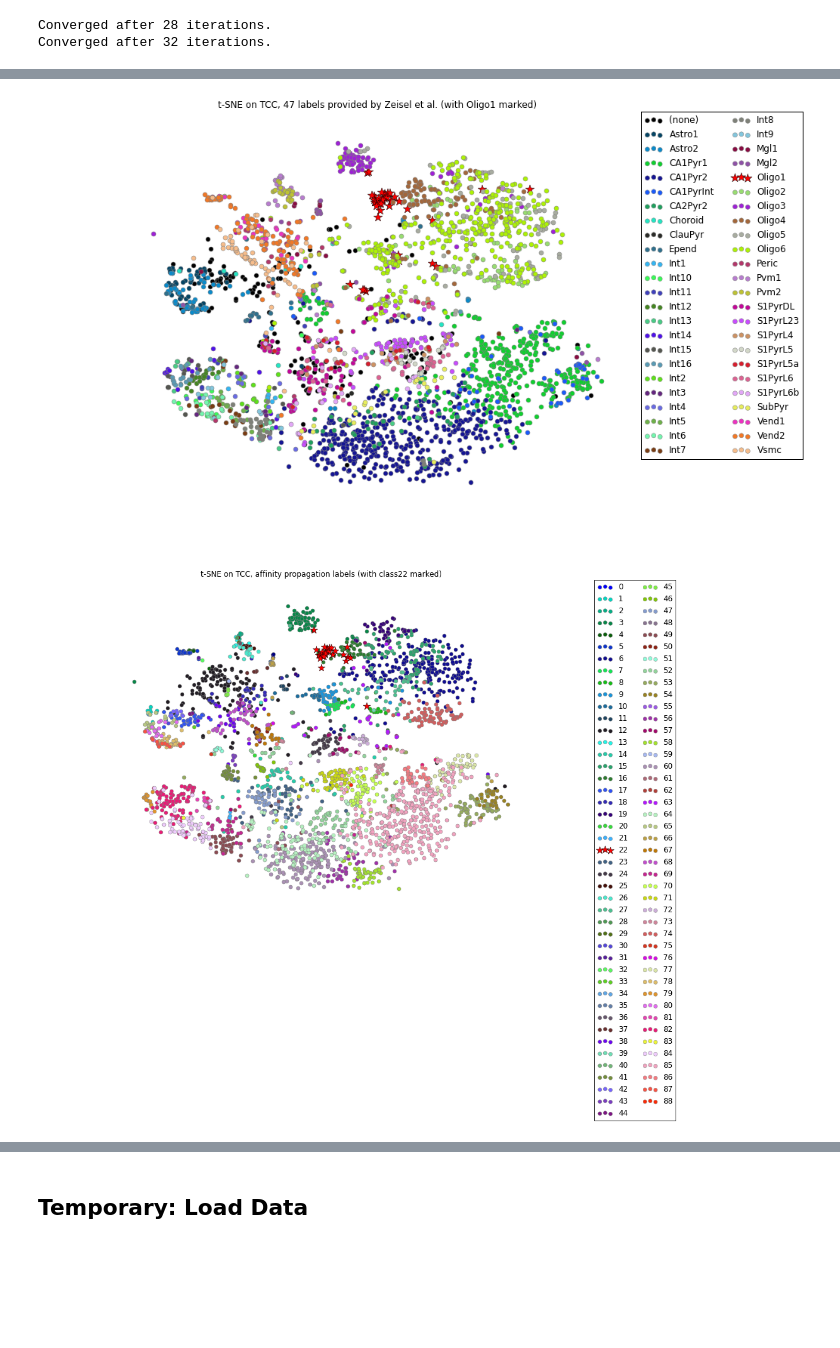
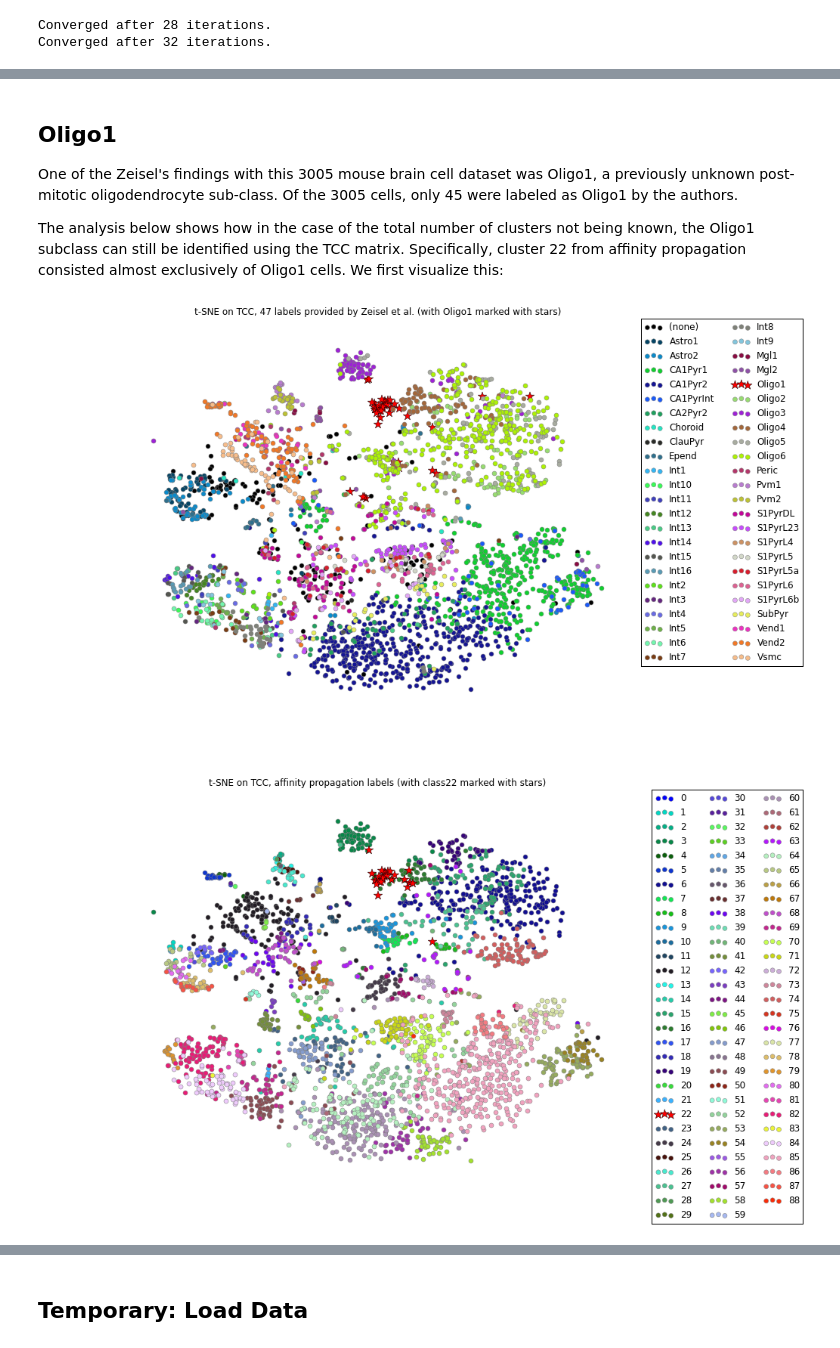
Before and after one commit to govinda-kamath/clustering_on_transcript_compatibility_counts, a Jupyter notebook: Zeisel_pipeline/Zeisel_Analysis.ipynb, the cells around one changed output, grey strips where cells are left out. Saved outputs shown, nothing was run; the diff lists cells and outputs as text; code cells hidden in the pictures; blank space fills up the shorter version.

Commit message:
Oligo1 analysis done

```diff
--- a/Zeisel_pipeline/Zeisel_Analysis.ipynb
+++ b/Zeisel_pipeline/Zeisel_Analysis.ipynb
@@ -17,7 +17,17 @@ import pickle
 import numpy as np
 with open('Zeisel_TCC_pairwise_JS_distance_subsample100_full.dat','rb') as infile:
     D = pickle.load(infile)
+
+# Zeisel's 9 main clusters
 labels9 = np.loadtxt('./Zeisels_data/Zeisels_labels9.txt',dtype=str).astype(int)-1
+
+# Zeisel's neurons (labeled as 0) and non-neurons (labeled as 1) obtained from labels9
+labels2 = np.copy(labels9)
+for i in [0,1,2]: labels2[labels2 == i] = 0
+labels2[labels2 != 0] = 1
+
+# Zeisel's 47 total clusters
+labels47 = np.loadtxt('./Zeisels_data/Zeisels_labels47.txt',dtype=str)
 # %% [markdown]
 ## Clustering  <a id='section1'></a>
 
@@ -99,38 +161,40 @@ Converged after 32 iterations.
+# %% [markdown]
+## Oligo1  <a id='section3'></a>
+
+One of the Zeisel's findings with this 3005 mouse brain cell dataset was Oligo1, a previously unknown post-mitotic oligodendrocyte sub-class. Of the 3005 cells, only 45 were labeled as Oligo1 by the authors.
+
+The analysis below shows how in the case of the total number of clusters not being known, the Oligo1 subclass can still be identified using the TCC matrix. Specifically, cluster 22 from affinity propagation consisted almost exclusively of Oligo1 cells. We first visualize this:
 # %%
-# Plot function with (nonrandom) colors corresponding to labels (stain plots stars in a specific label)
-def stain_plot(X,labels,stain,title):
+# Plot function with (nonrandom) colors corresponding to labels (star a specific label)
+def stain_plot(X,labels,stain,title,nc=2):
     unique_labels = np.unique(labels)
     N = len(unique_labels)
     max_value = 16581375 #255**3
     interval = int(max_value / N)
     colors = [hex(I)[2:].zfill(6) for I in range(0, max_value, interval)]
-    color= [(int(i[:2], 16)/float(255), int(i[2:4], 16)/float(255), int(i[4:], 16)/float(255)) for i in colors]
+    color= [(int(i[:2], 16)/float(255), int(i[2:4], 16)/float(255),
+             int(i[4:], 16)/float(255)) for i in colors]
     i=0;
     plt.figure(figsize=(15,10))
     for label in unique_labels:
         ind = np.squeeze(labels == label)
         if label in stain:
-            plt.scatter(X[ind,0],X[ind,1],c='red',s=146,edgecolors='black',lw = 0.5, alpha=1,marker='*',label=label)
+            plt.scatter(X[ind,0],X[ind,1],c='red',s=146,edgecolors='black',
+                        lw = 0.5, alpha=1,marker='*',label=label)
         else:
-            plt.scatter(X[ind,0],X[ind,1],c=color[i],s=36,edgecolors='gray',lw = 0.5,label=label)
-        i=i+1
+            plt.scatter(X[ind,0],X[ind,1],c=color[i],s=36,edgecolors='gray',
+                        lw = 0.5,label=label)
+        i+=1
     plt.title(title)
-    plt.legend(loc='upper right',bbox_to_anchor=(1.18, 1.01),ncol=2)
+    plt.legend(loc='upper right',bbox_to_anchor=(1.18, 1.01),ncol=nc)
     plt.xlim([-20,20])
     plt.ylim([-20,20])
     plt.axis('off')
 
-labels47 = np.loadtxt('./Zeisels_data/Zeisels_labels47.txt',dtype=str)
 stain_plot(X_tsne,labels47,['Oligo1'],
-           't-SNE on TCC, 47 labels provided by Zeisel et al. (with Oligo1 marked)')
+           't-SNE on TCC, 47 labels provided by Zeisel et al. (with Oligo1 marked with stars)')
 stain_plot(X_tsne,tcc_affinity_labels1,[22],
-           't-SNE on TCC, affinity propagation labels (with class22 marked)')
-stain_plot(X_tsne,tcc_affinity_labels2,[],
-           't-SNE on TCC, affinity propagation labels, fewer clusters')
-stain_plot(X_tsne,tcc_spectral_labels9,[],
-           't-SNE on TCC, spectral clustering with 9 labels')
-stain_plot(X_tsne,tcc_spectral_labels47,[],
-           't-SNE on TCC, spectral clustering with 47 labels')
+           't-SNE on TCC, affinity propagation labels (with class22 marked with stars)',3)
 # %% [output]
-[figure, old version]
+[figure, new version]
-[figure, old version]
+[figure, new version]
```
Also changed, not shown: parts of 9 cells of this notebook.
